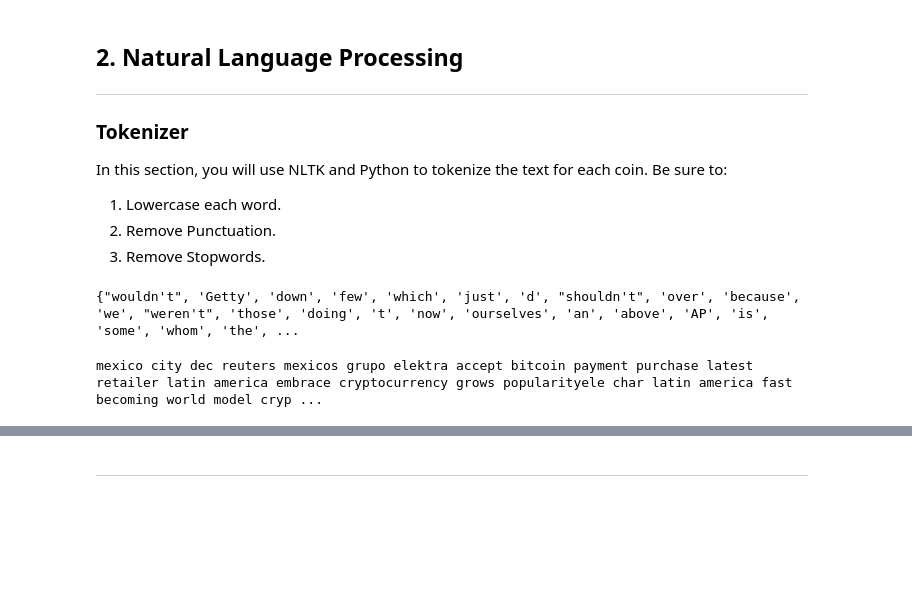
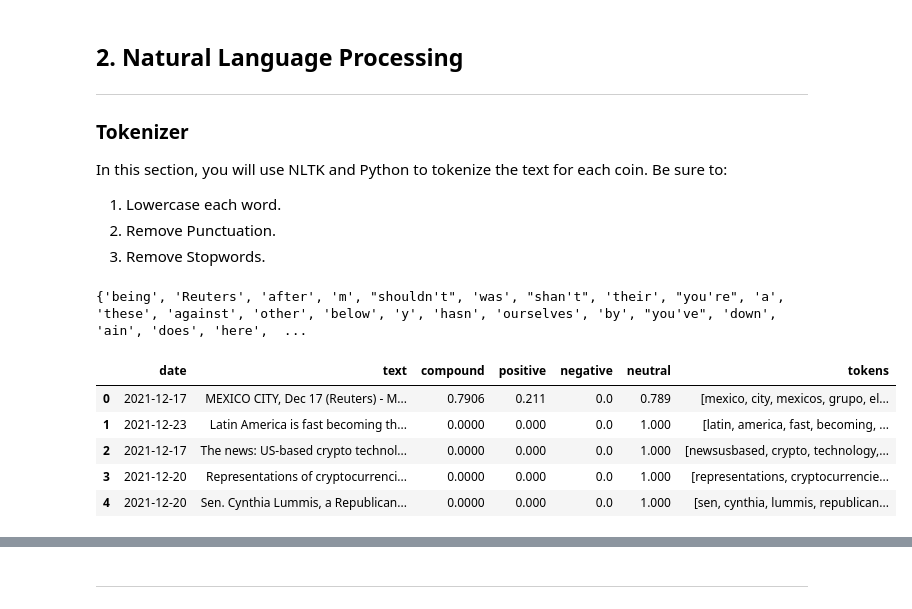
Before and after one commit to bradkaley/Crypto_Sentiment_Analysis, a Jupyter notebook: crypto_sentiment.ipynb, the cells around one changed output, grey strips where cells are left out. Saved outputs shown, nothing was run; the diff lists cells and outputs as text; code cells hidden in the pictures; blank space fills up the shorter version.

```diff
--- a/crypto_sentiment.ipynb
+++ b/crypto_sentiment.ipynb
@@ -219,10 +215,24 @@ lemmatizer = WordNetLemmatizer()
 sw = set(stopwords.words('english'))
 
 # Add stopwords to the default list
-sw_addon = {"Reuters", "Getty Images", "Getty", "AP"}
+sw_addon = {
+    "Reuters",
+    "reuters",
+    "Getty Images",
+    "Getty",
+    "AP",
+    "Dec",
+    "Nov",
+    "char",
+    "ha",
+    "day",
+    "dec",
+    "wa",
+    "charswhat"
+}
 print(sw.union(sw_addon))
 # %% [output]
-{"wouldn't", 'Getty', 'down', 'few', 'which', 'just', 'd', "shouldn't", 'over', 'because', 'we', "weren't", 'those', 'doing', 't', 'now', 'ourselves', 'an', 'above', 'AP', 'is', 'some', 'whom', 'the', ...
+{'being', 'Reuters', 'after', 'm', "shouldn't", 'was', "shan't", 'their', "you're", 'a', 'these', 'against', 'other', 'below', 'y', 'hasn', 'ourselves', 'by', "you've", 'down', 'ain', 'does', 'here',  ...
 # %%
 # Create the tokenizer function, and combine the tokens into a string (i.e., no list seprated by quotes) at the end
 def tokenizer(text):
@@ -256,7 +257,0 @@ eth_corpus = [eth_sentiments_df["text"][r] for r in article_range]
-# %%
-# Tokenize the corpus using hte tokenizer function for the Bitcoin articles, but first need to process the compiled text by combining it based on the quotes for each article
-btc_big_string = ' '.join(btc_corpus)
-btc_tokenized = tokenizer(btc_big_string)
-print(btc_tokenized)
-# %% [output]
-mexico city dec reuters mexicos grupo elektra accept bitcoin payment purchase latest retailer latin america embrace cryptocurrency grows popularityele char latin america fast becoming world model cryp ...
@@ -266,0 +258,11 @@ eth_tokenized = tokenizer(eth_big_string)
+# %%
+# Tokenize the Bitcoin articles and save them in a new column of the dataframe
+btc_sentiments_df["tokens"] = btc_sentiments_df.text.apply(tokenizer)
+btc_sentiments_df.head()
+# %% [output]
+|  | date | text | compound | positive | negative | neutral | tokens |
+| 0 | 2021-12-17 | MEXICO CITY, Dec 17 (Reuters) - M... | 0.7906 | 0.211 | 0.0 | 0.789 | [mexico, city, mexicos, grupo, el... |
+| 1 | 2021-12-23 | Latin America is fast becoming th... | 0.0000 | 0.000 | 0.0 | 1.000 | [latin, america, fast, becoming, ... |
+| 2 | 2021-12-17 | The news: US-based crypto technol... | 0.0000 | 0.000 | 0.0 | 1.000 | [newsusbased, crypto, technology,... |
+| 3 | 2021-12-20 | Representations of cryptocurrenci... | 0.0000 | 0.000 | 0.0 | 1.000 | [representations, cryptocurrencie... |
+| 4 | 2021-12-20 | Sen. Cynthia Lummis, a Republican... | 0.0000 | 0.000 | 0.0 | 1.000 | [sen, cynthia, lummis, republican... |
```
Also changed, not shown: parts of 30 cells of this notebook.
